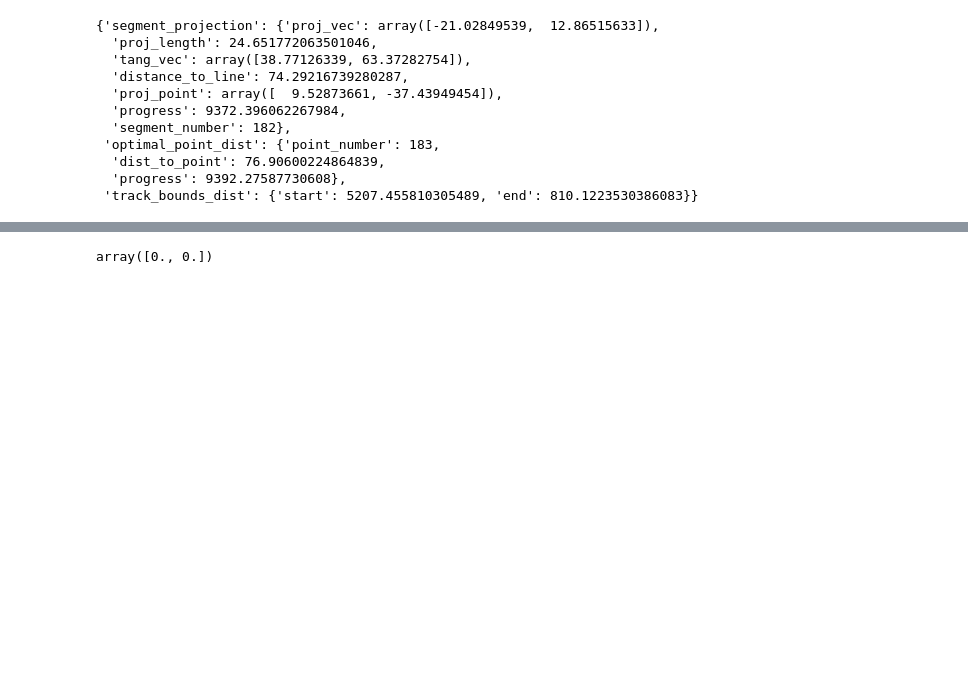
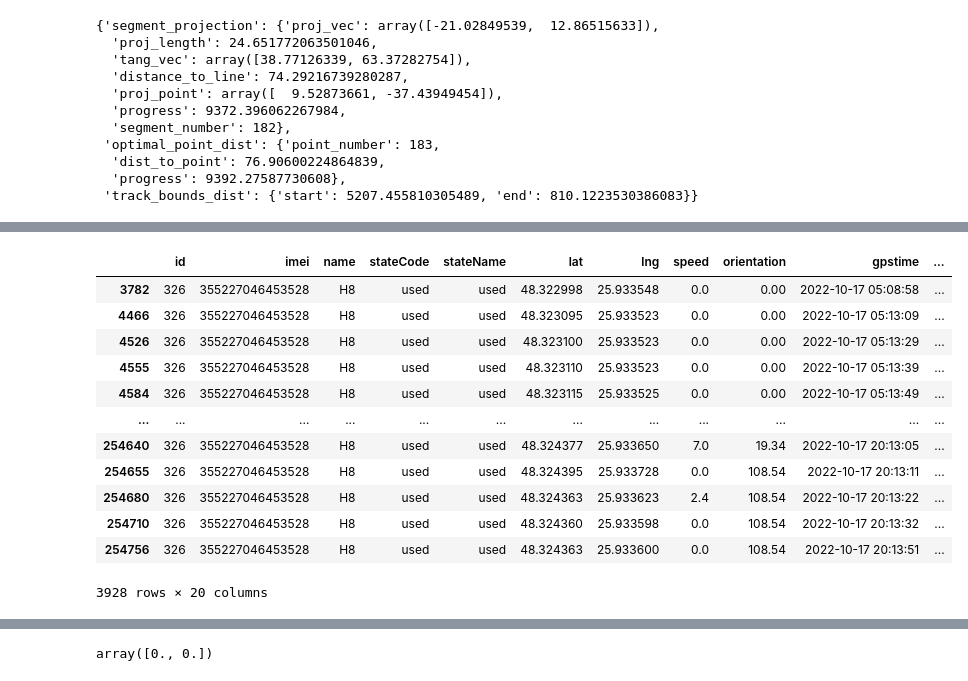
Before and after one commit to vadyusikh/PTETA, a Jupyter notebook: notebooks/Projection on route.ipynb, the cells around one changed output, grey strips where cells are left out. Cells and saved outputs as stored; diff of their text form; code cells hidden in the pictures; blank space fills up the shorter version.

```diff
--- a/notebooks/Projection on route.ipynb
+++ b/notebooks/Projection on route.ipynb
@@ -393,4 +185,20 @@ imei             routeName
 dtype: int64
+# %%
+df[df['imei'] == 355227046453528]
+# %% [output]
+|  | id | imei | name | stateCode | stateName | lat | lng | speed | orientation | gpstime | ... |
+| 3782 | 326 | 355227046453528 | H8 | used | used | 48.322998 | 25.933548 | 0.0 | 0.00 | 2022-10-17 05:08:58 | ... |
+| 4466 | 326 | 355227046453528 | H8 | used | used | 48.323095 | 25.933523 | 0.0 | 0.00 | 2022-10-17 05:13:09 | ... |
+| 4526 | 326 | 355227046453528 | H8 | used | used | 48.323100 | 25.933523 | 0.0 | 0.00 | 2022-10-17 05:13:29 | ... |
+| 4555 | 326 | 355227046453528 | H8 | used | used | 48.323110 | 25.933523 | 0.0 | 0.00 | 2022-10-17 05:13:39 | ... |
+| 4584 | 326 | 355227046453528 | H8 | used | used | 48.323115 | 25.933525 | 0.0 | 0.00 | 2022-10-17 05:13:49 | ... |
+| ... | ... | ... | ... | ... | ... | ... | ... | ... | ... | ... | ... |
+| 254640 | 326 | 355227046453528 | H8 | used | used | 48.324377 | 25.933650 | 7.0 | 19.34 | 2022-10-17 20:13:05 | ... |
+| 254655 | 326 | 355227046453528 | H8 | used | used | 48.324395 | 25.933728 | 0.0 | 108.54 | 2022-10-17 20:13:11 | ... |
+| 254680 | 326 | 355227046453528 | H8 | used | used | 48.324363 | 25.933623 | 2.4 | 108.54 | 2022-10-17 20:13:22 | ... |
+| 254710 | 326 | 355227046453528 | H8 | used | used | 48.324360 | 25.933598 | 0.0 | 108.54 | 2022-10-17 20:13:32 | ... |
+| 254756 | 326 | 355227046453528 | H8 | used | used | 48.324363 | 25.933600 | 0.0 | 108.54 | 2022-10-17 20:13:51 | ... |
+3928 rows × 20 columns
 # %%
 def rgb_to_hex(r, g, b):
     return f'{r:02x}{g:02x}{b:02x}'
```
Also changed, not shown: parts of 30 cells of this notebook, 7 other files.
